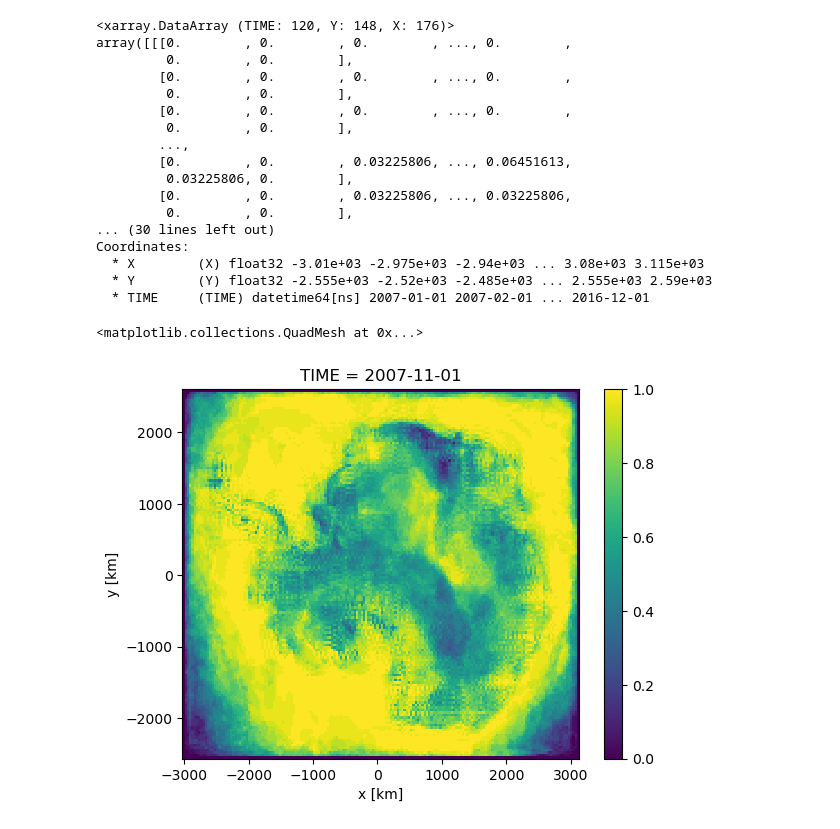
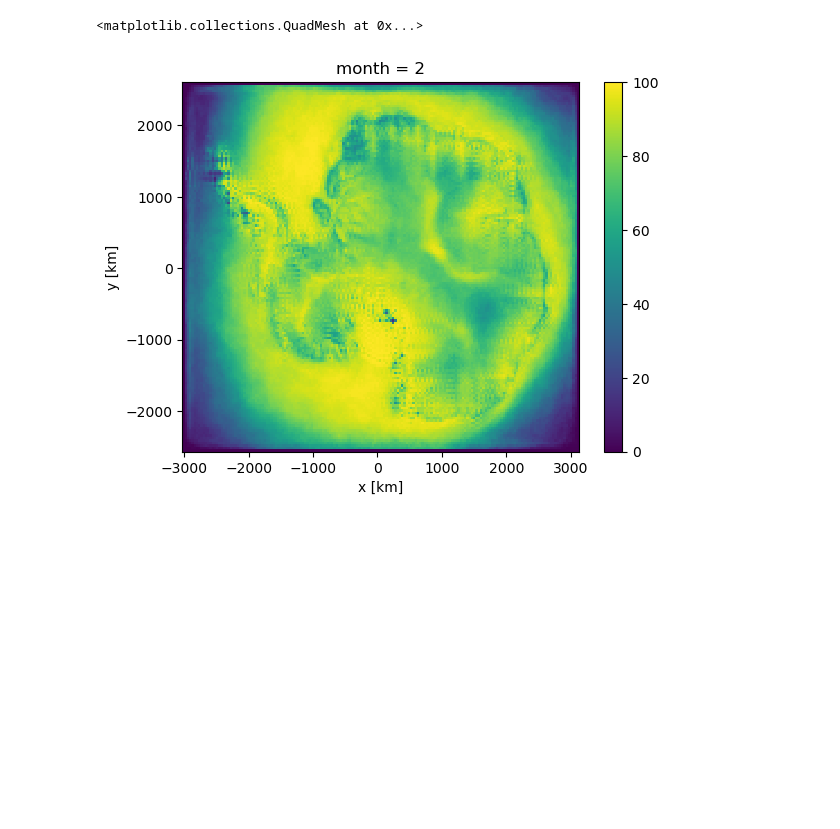
Before and after one commit to stefan-hofer/Antarctica_clouds, a Jupyter notebook: Charles/mar_threshold.ipynb, the cells around one changed output. Saved outputs shown, nothing was run; the diff lists cells and outputs as text; code cells hidden in the pictures; blank space fills up the shorter version.

Commit message:
WIP: Plots to compare sat to mar data for BS

```diff
--- a/Charles/mar_threshold.ipynb
+++ b/Charles/mar_threshold.ipynb
@@ -37,45 +37,30 @@ bs_vert_total = (LQS > filter_qs).sum(dim='ATMLAY') # total sum of vertical dete
 # %%
 # LQS but cloudy days removed
 LQS_no_clouds = LQS.where(time_clear == True)
 # This yields 0 when false and 1 when BS is above threshold
 LQS_bs_clear = (LQS_no_clouds > filter_qs) # LQS above detectable blowing snow threshold
 # This keeps the actual LQS values when clear and BS detected
 LQS_clear_and_bs = LQS.where((time_clear == True)&(LQS > filter_qs))
 # sum of vertical layers that detected blowing snow
 total_vert_bs = LQS_bs_clear.sum(dim='ATMLAY')
 
 # True or false if at least one layer on a given day had blowing snow
 vert_snow_detected = total_vert_bs > 0
 
 # Sum per month of cloud-free BS occurences (DO NOT USE)
 LQS_bs_clear_sum = LQS_bs_clear.resample(TIME='MS').sum()
 # This version detects blowing snow if at least one ATMLAY has detected BS (USE THIS)
 LQS_bs_clear_sum_alt = vert_snow_detected.resample(TIME='MS').sum()
 # Create the actual frequencies
 days_in_month = LQS_bs_clear_sum_alt.TIME.dt.daysinmonth # AMAZING :-D Gives days in each month for the frequency analysis
+
+# Monthly frequency from 2007-01 until 2016-12
 frequency_monthly_bs = LQS_bs_clear_sum_alt/days_in_month
-frequency_monthly_bs
+
+# This creates a 12 months x Y x X mean frequency output
+frequency_monthly_bs_mean = frequency_monthly_bs.groupby('TIME.month').mean(dim='TIME') * 100
+
+frequency_monthly_bs_mean.isel(month=1).plot()
 # %% [output]
-<xarray.DataArray (TIME: 120, Y: 148, X: 176)>
-array([[[0.        , 0.        , 0.        , ..., 0.        ,
-         0.        , 0.        ],
-        [0.        , 0.        , 0.        , ..., 0.        ,
-         0.        , 0.        ],
-        [0.        , 0.        , 0.        , ..., 0.        ,
-         0.        , 0.        ],
-        ...,
-        [0.        , 0.        , 0.03225806, ..., 0.06451613,
-         0.03225806, 0.        ],
-        [0.        , 0.        , 0.03225806, ..., 0.03225806,
-         0.        , 0.        ],
-... (30 lines left out)
-Coordinates:
-  * X        (X) float32 -3.01e+03 -2.975e+03 -2.94e+03 ... 3.08e+03 3.115e+03
-  * Y        (Y) float32 -2.555e+03 -2.52e+03 -2.485e+03 ... 2.555e+03 2.59e+03
-  * TIME     (TIME) datetime64[ns] 2007-01-01 2007-02-01 ... 2016-12-01
+<matplotlib.collections.QuadMesh at 0x...>
+[figure, added]
-# %%
-plt.close('all')
-frequency_monthly_bs.isel(TIME=10).plot()
-# %% [output]
-<matplotlib.collections.QuadMesh at 0x...>
-[figure, removed]
```
Also changed, not shown: parts of 4 cells of this notebook, 1 other file.
